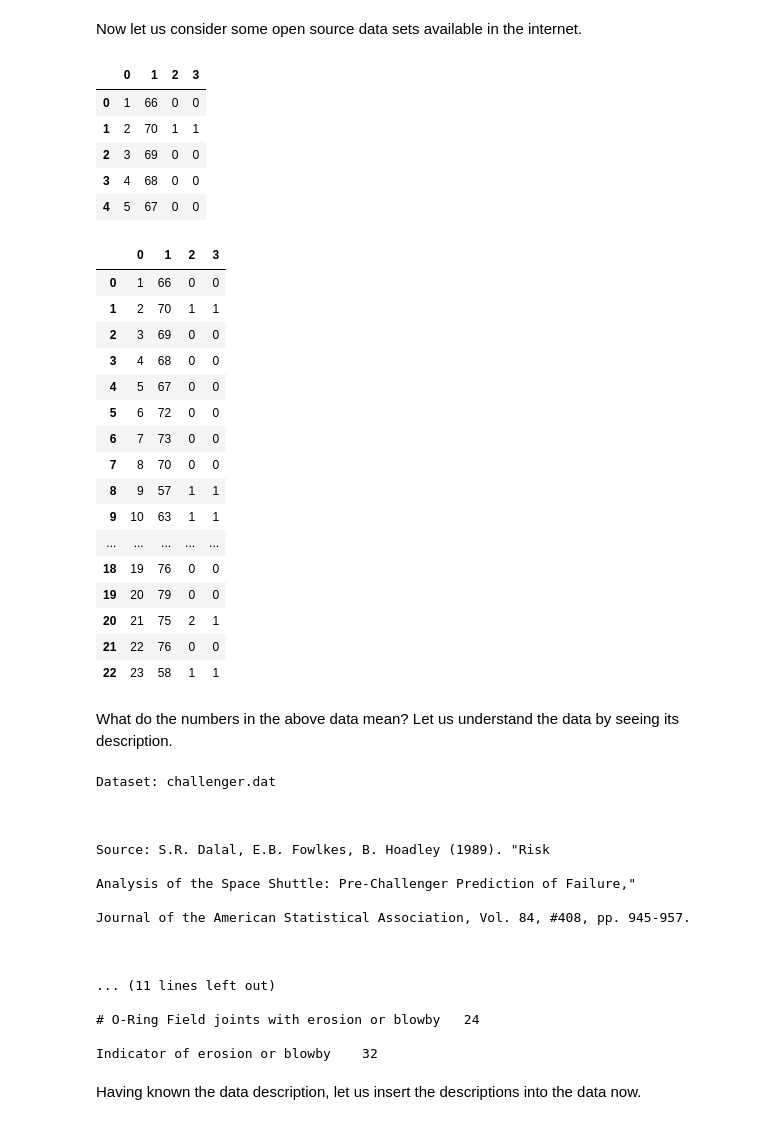
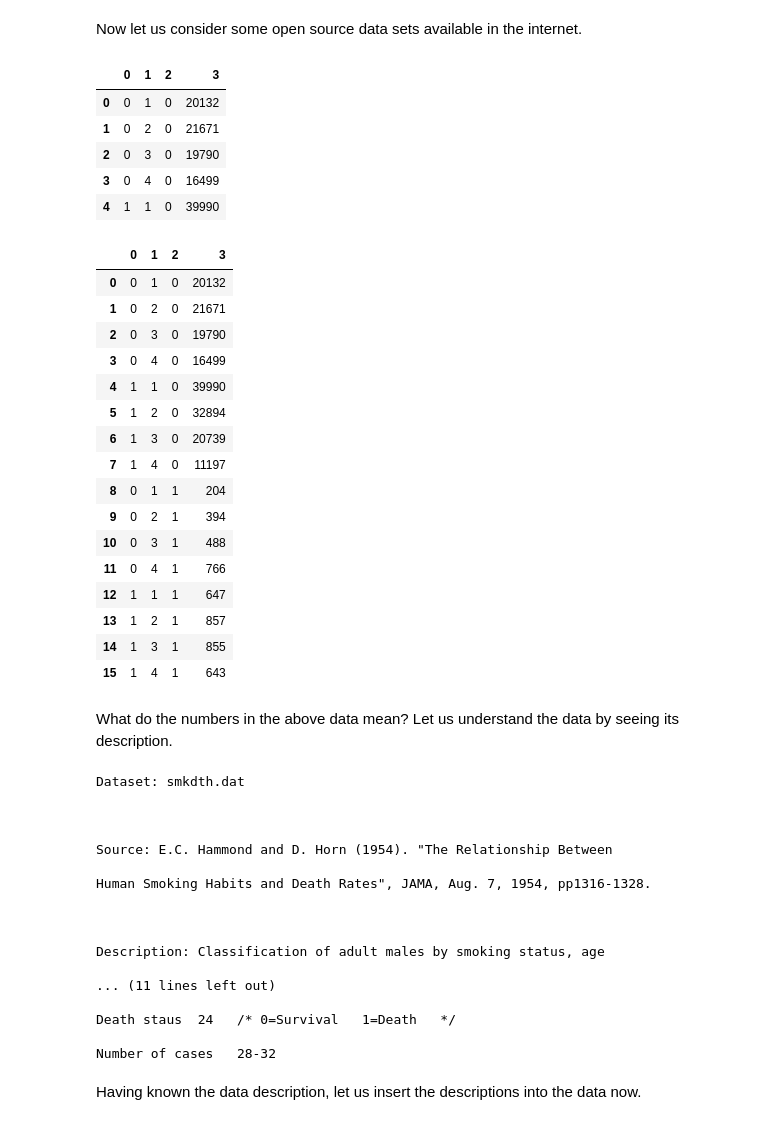
Before and after one commit to vinodnbhat/AIML-CEP-2021-Assignments, a Jupyter notebook: CEP_Logistic_Regression_Asgn1.ipynb, the cells around one changed output. Saved outputs shown, nothing was run; the diff lists cells and outputs as text; code cells hidden in the pictures.

```diff
--- a/CEP_Logistic_Regression_Asgn1.ipynb
+++ b/CEP_Logistic_Regression_Asgn1.ipynb
@@ -17,67 +17,67 @@ Now let us consider some open source data sets available in the internet.
 # %%
 #Let us explore the data and the description
 
 #Get the data from the web
-data = pd.read_csv('http://users.stat.ufl.edu/~winner/data/challenger.dat', delim_whitespace=True, index_col=False, header=None)
+data = pd.read_csv('http://users.stat.ufl.edu/~winner/data/smkdth.dat', delim_whitespace=True, index_col=False, header=None)
 
 #print the first few rows of the data
 data.head()
 # %% [output]
 |  | 0 | 1 | 2 | 3 |
-| 0 | 1 | 66 | 0 | 0 |
-| 1 | 2 | 70 | 1 | 1 |
-| 2 | 3 | 69 | 0 | 0 |
-| 3 | 4 | 68 | 0 | 0 |
-| 4 | 5 | 67 | 0 | 0 |
+| 0 | 0 | 1 | 0 | 20132 |
+| 1 | 0 | 2 | 0 | 21671 |
+| 2 | 0 | 3 | 0 | 19790 |
+| 3 | 0 | 4 | 0 | 16499 |
+| 4 | 1 | 1 | 0 | 39990 |
 # %%
 #if you wish to print the entire data, then use the following
 data
 # %% [output]
 |  | 0 | 1 | 2 | 3 |
-| 0 | 1 | 66 | 0 | 0 |
-| 1 | 2 | 70 | 1 | 1 |
-| 2 | 3 | 69 | 0 | 0 |
-| 3 | 4 | 68 | 0 | 0 |
-| 4 | 5 | 67 | 0 | 0 |
-| 5 | 6 | 72 | 0 | 0 |
-| 6 | 7 | 73 | 0 | 0 |
-| 7 | 8 | 70 | 0 | 0 |
-| 8 | 9 | 57 | 1 | 1 |
-| 9 | 10 | 63 | 1 | 1 |
-| ... | ... | ... | ... | ... |
-| 18 | 19 | 76 | 0 | 0 |
-| 19 | 20 | 79 | 0 | 0 |
-| 20 | 21 | 75 | 2 | 1 |
-| 21 | 22 | 76 | 0 | 0 |
-| 22 | 23 | 58 | 1 | 1 |
+| 0 | 0 | 1 | 0 | 20132 |
+| 1 | 0 | 2 | 0 | 21671 |
+| 2 | 0 | 3 | 0 | 19790 |
+| 3 | 0 | 4 | 0 | 16499 |
+| 4 | 1 | 1 | 0 | 39990 |
+| 5 | 1 | 2 | 0 | 32894 |
+| 6 | 1 | 3 | 0 | 20739 |
+| 7 | 1 | 4 | 0 | 11197 |
+| 8 | 0 | 1 | 1 | 204 |
+| 9 | 0 | 2 | 1 | 394 |
+| 10 | 0 | 3 | 1 | 488 |
+| 11 | 0 | 4 | 1 | 766 |
+| 12 | 1 | 1 | 1 | 647 |
+| 13 | 1 | 2 | 1 | 857 |
+| 14 | 1 | 3 | 1 | 855 |
+| 15 | 1 | 4 | 1 | 643 |
 # %% [markdown]
 What do the numbers in the above data mean? Let us understand the data by seeing its description.
 # %%
 import urllib.request  #this package is useful for accessing text files over internet
-data_description_file = urllib.request.urlopen('http://users.stat.ufl.edu/~winner/data/challenger.txt')
+data_description_file = urllib.request.urlopen('http://users.stat.ufl.edu/~winner/data/smkdth.txt')
 
 
 for line in data_description_file:
   decoded_line = line.decode("utf-8")
   print(decoded_line)
 # %% [output]
-Dataset: challenger.dat
+Dataset: smkdth.dat
 
 
 
-Source: S.R. Dalal, E.B. Fowlkes, B. Hoadley (1989). "Risk
+Source: E.C. Hammond and D. Horn (1954). "The Relationship Between
 
-Analysis of the Space Shuttle: Pre-Challenger Prediction of Failure,"
-
-Journal of the American Statistical Association, Vol. 84, #408, pp. 945-957.
+Human Smoking Habits and Death Rates", JAMA, Aug. 7, 1954, pp1316-1328.
 
 
 
+Description: Classification of adult males by smoking status, age
+
 ... (11 lines left out)
 
-# O-Ring Field joints with erosion or blowby   24
+Death staus  24   /* 0=Survival   1=Death   */
 
-Indicator of erosion or blowby    32
+Number of cases   28-32
 # %% [markdown]
 Having known the data description, let us insert the descriptions into the data now.
 # %%
```
Also changed, not shown: parts of 8 cells of this notebook.
